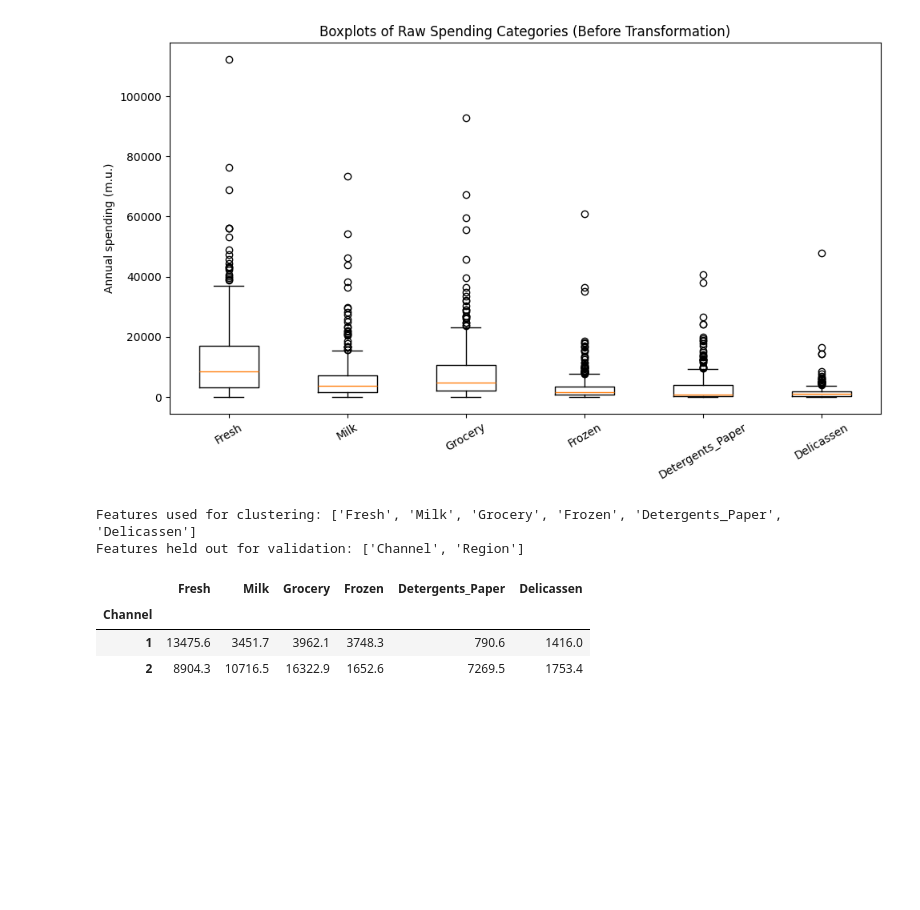
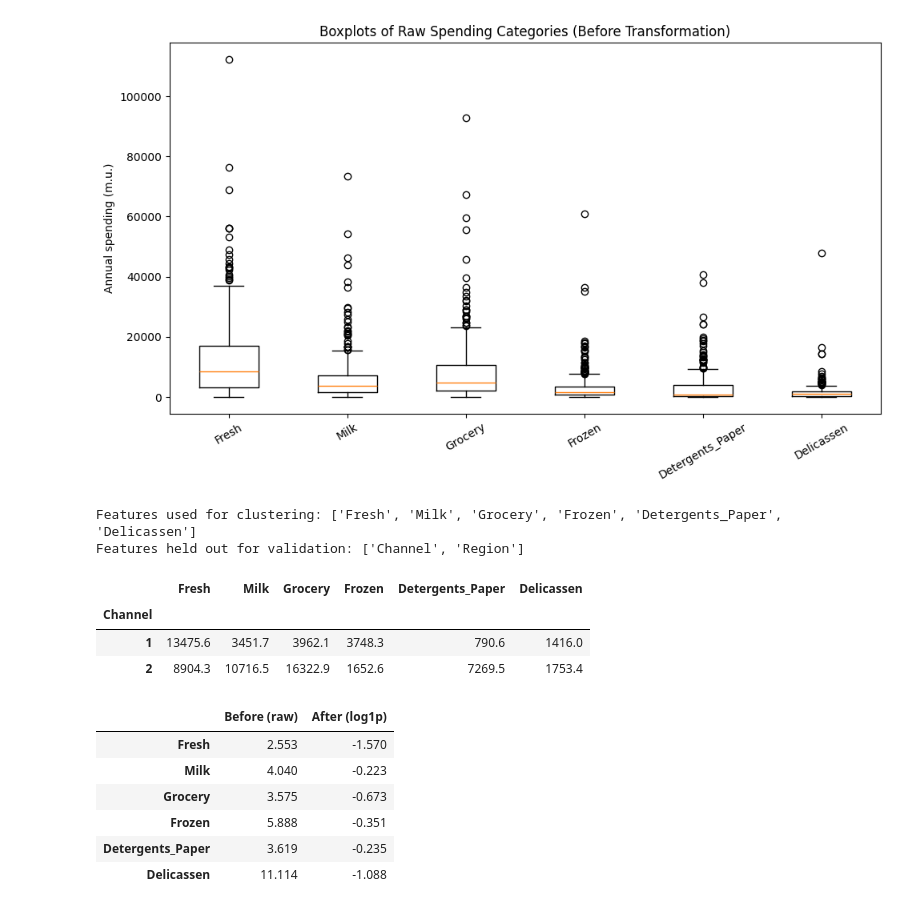
Before and after one commit to darshansuresh006-dev/wholesale-customer-segmentation, a Jupyter notebook: notebooks/03_customer_segmentation.ipynb, the cells around one changed output. Drawn from its saved outputs; the diff is of its cells as text; code cells hidden in the pictures; blank space fills up the shorter version.

```diff
--- a/notebooks/03_customer_segmentation.ipynb
+++ b/notebooks/03_customer_segmentation.ipynb
@@ -76,3 +76,20 @@ Features held out for validation: ['Channel', 'Region']
 | Channel |  |  |  |  |  |  |
 | 1 | 13475.6 | 3451.7 | 3962.1 | 3748.3 | 790.6 | 1416.0 |
 | 2 | 8904.3 | 10716.5 | 16322.9 | 1652.6 | 7269.5 | 1753.4 |
+# %%
+df_log = df.copy()
+for col in SPENDING_COLS:
+    df_log[col] = np.log1p(df_log[col])
+
+skewness_after = df_log[SPENDING_COLS].apply(lambda x: skew(x))
+
+comparison = pd.DataFrame({'Before (raw)': skewness, 'After (log1p)': skewness_after})
+comparison.round(3)
+# %% [output]
+|  | Before (raw) | After (log1p) |
+| Fresh | 2.553 | -1.570 |
+| Milk | 4.040 | -0.223 |
+| Grocery | 3.575 | -0.673 |
+| Frozen | 5.888 | -0.351 |
+| Detergents_Paper | 3.619 | -0.235 |
+| Delicassen | 11.114 | -1.088 |
```
Also changed, not shown: parts of 2 cells of this notebook, 1 other file.
